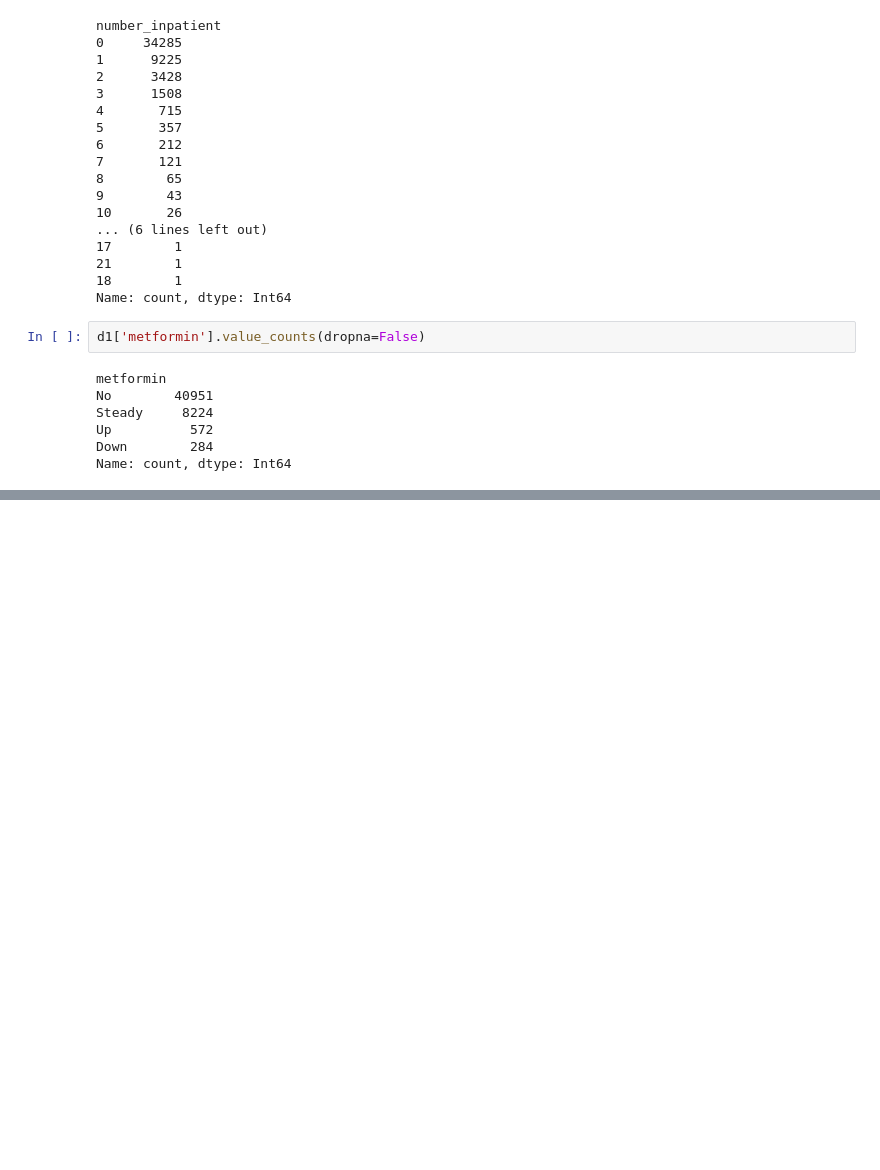
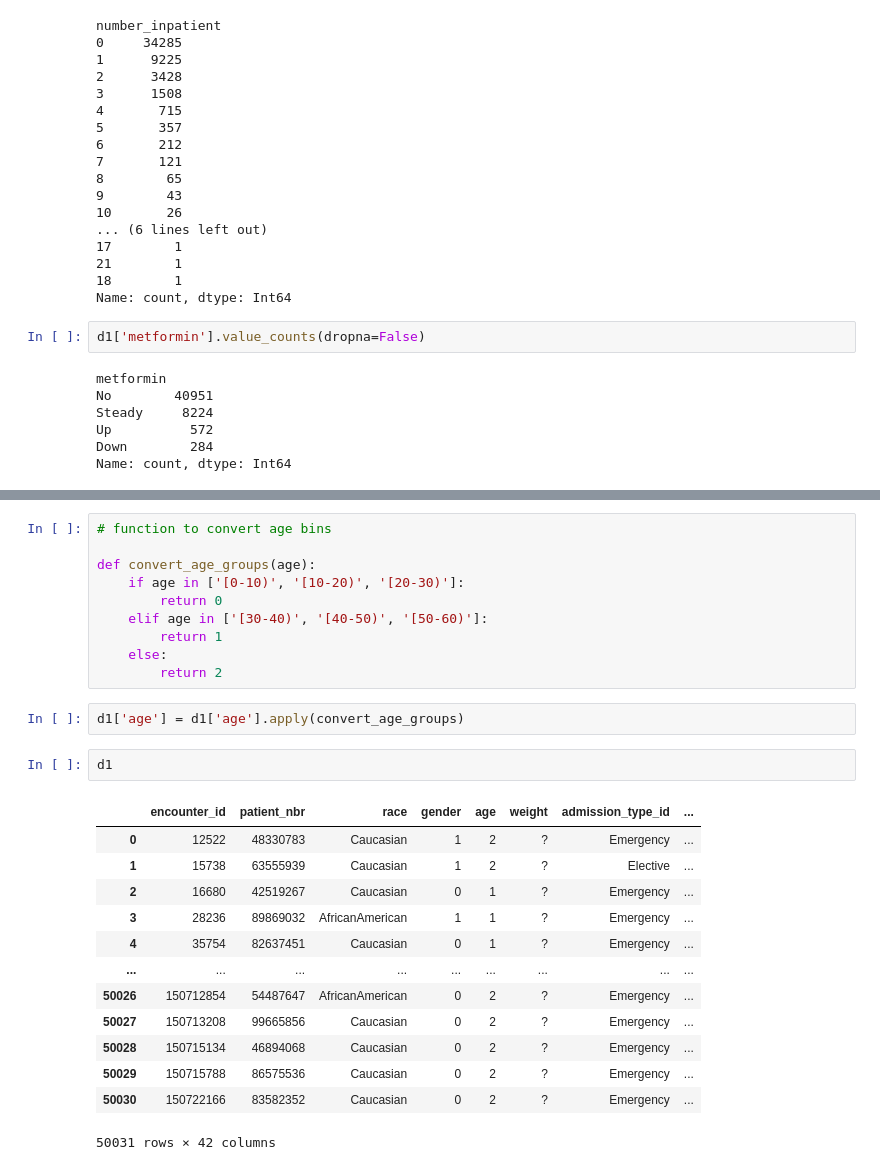
Before and after one commit to johnmarquess/IFN509, a Jupyter notebook: Assignment1_submission/assigment1_analysis.ipynb, the cells around one changed output, grey strips where cells are left out. Cells and saved outputs as stored; diff of their text form; blank space fills up the shorter version.

```diff
--- a/Assignment1_submission/assigment1_analysis.ipynb
+++ b/Assignment1_submission/assigment1_analysis.ipynb
@@ -1344,0 +1381,28 @@ Name: count, dtype: Int64
+# %%
+# function to convert age bins
+
+def convert_age_groups(age):
+    if age in ['[0-10)', '[10-20)', '[20-30)']:
+        return 0
+    elif age in ['[30-40)', '[40-50)', '[50-60)']:
+        return 1
+    else:
+        return 2
+# %%
+d1['age'] = d1['age'].apply(convert_age_groups)
+# %%
+d1
+# %% [output]
+|  | encounter_id | patient_nbr | race | gender | age | weight | admission_type_id | ... |
+| 0 | 12522 | 48330783 | Caucasian | 1 | 2 | ? | Emergency | ... |
+| 1 | 15738 | 63555939 | Caucasian | 1 | 2 | ? | Elective | ... |
+| 2 | 16680 | 42519267 | Caucasian | 0 | 1 | ? | Emergency | ... |
+| 3 | 28236 | 89869032 | AfricanAmerican | 1 | 1 | ? | Emergency | ... |
+| 4 | 35754 | 82637451 | Caucasian | 0 | 1 | ? | Emergency | ... |
+| ... | ... | ... | ... | ... | ... | ... | ... | ... |
+| 50026 | 150712854 | 54487647 | AfricanAmerican | 0 | 2 | ? | Emergency | ... |
+| 50027 | 150713208 | 99665856 | Caucasian | 0 | 2 | ? | Emergency | ... |
+| 50028 | 150715134 | 46894068 | Caucasian | 0 | 2 | ? | Emergency | ... |
+| 50029 | 150715788 | 86575536 | Caucasian | 0 | 2 | ? | Emergency | ... |
+| 50030 | 150722166 | 83582352 | Caucasian | 0 | 2 | ? | Emergency | ... |
+50031 rows × 42 columns
```
Also changed, not shown: parts of 38 cells of this notebook, 1 other file.
